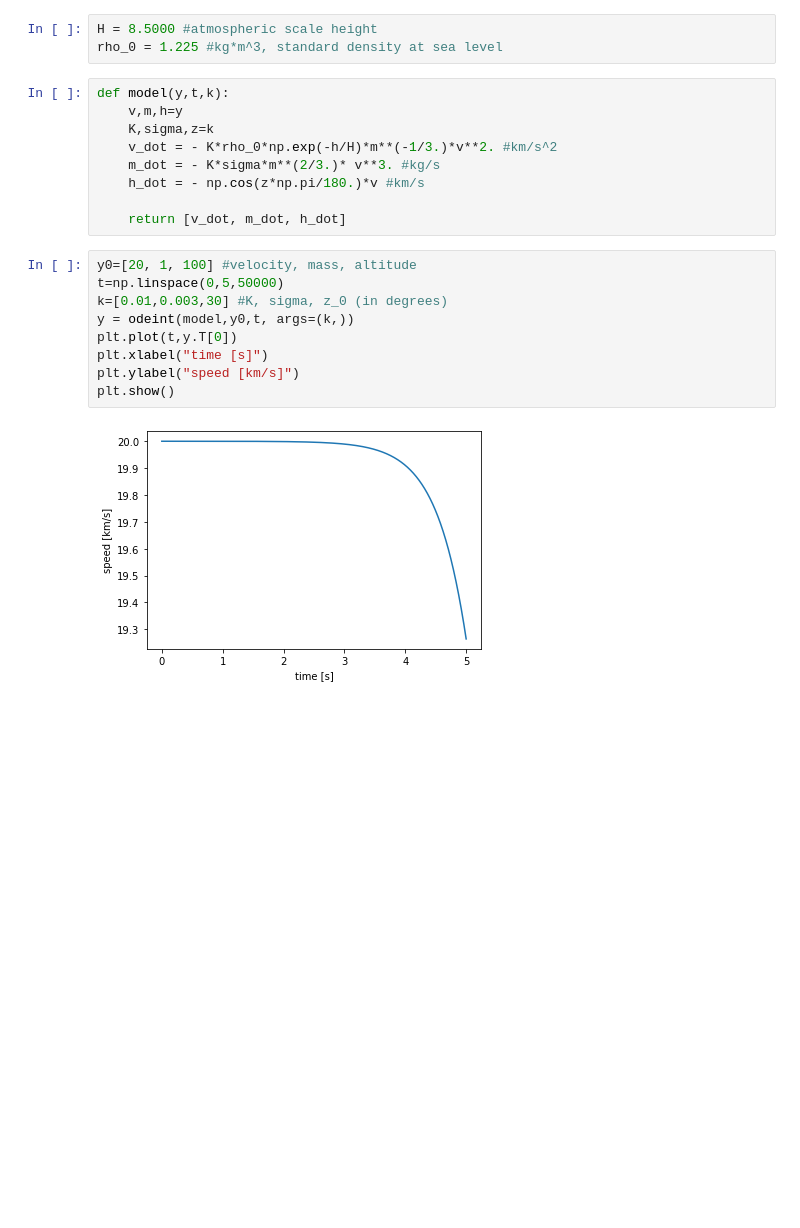
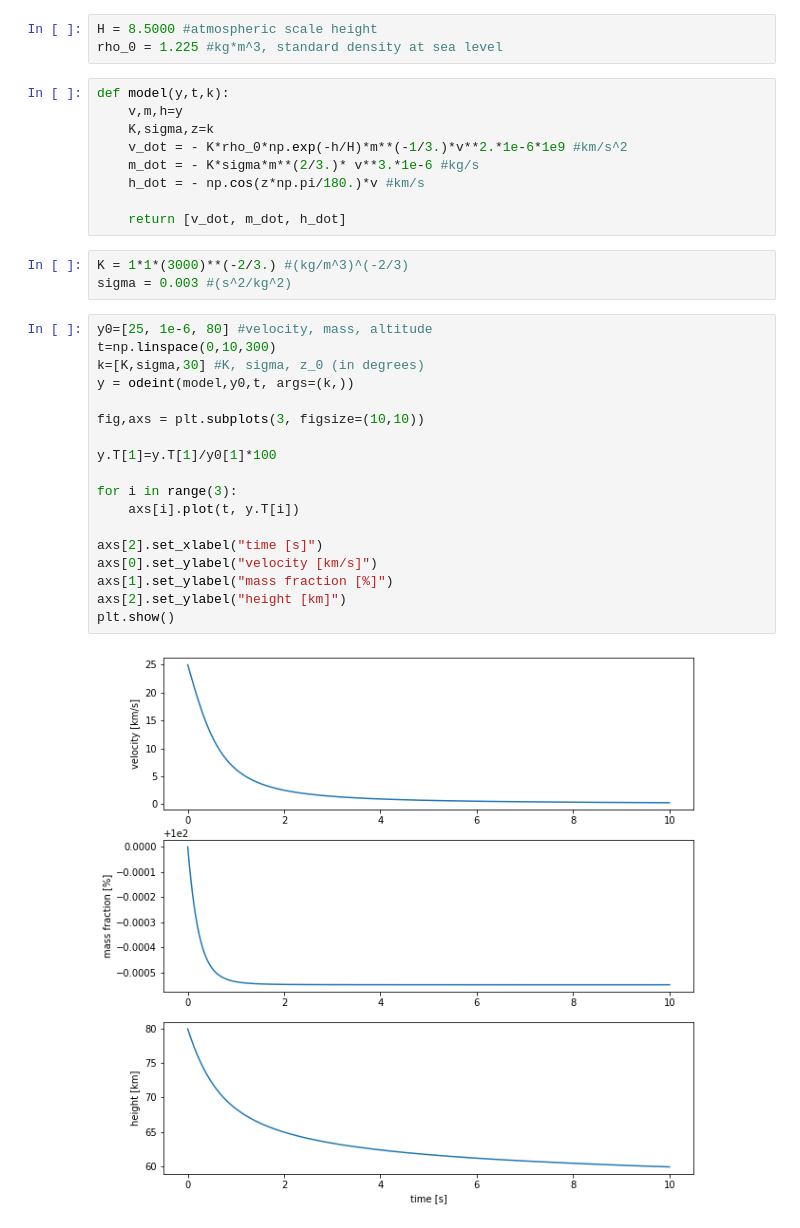
Before and after one commit to codatomrc/thesis, a Jupyter notebook: Prova_dinamica.ipynb, the cells around one changed output. Drawn from its saved outputs; the diff is of its cells as text; blank space fills up the shorter version.

```diff
--- a/Prova_dinamica.ipynb
+++ b/Prova_dinamica.ipynb
@@ -9,19 +9,31 @@ rho_0 = 1.225 #kg*m^3, standard density at sea level
 def model(y,t,k):
     v,m,h=y
     K,sigma,z=k
-    v_dot = - K*rho_0*np.exp(-h/H)*m**(-1/3.)*v**2. #km/s^2
-    m_dot = - K*sigma*m**(2/3.)* v**3. #kg/s
+    v_dot = - K*rho_0*np.exp(-h/H)*m**(-1/3.)*v**2.*1e-6*1e9 #km/s^2
+    m_dot = - K*sigma*m**(2/3.)* v**3.*1e-6 #kg/s
     h_dot = - np.cos(z*np.pi/180.)*v #km/s
 
     return [v_dot, m_dot, h_dot]
+# %%
+K = 1*1*(3000)**(-2/3.) #(kg/m^3)^(-2/3)
+sigma = 0.003 #(s^2/kg^2)
 # %%
-y0=[20, 1, 100] #velocity, mass, altitude
-t=np.linspace(0,5,50000)
-k=[0.01,0.003,30] #K, sigma, z_0 (in degrees)
+y0=[25, 1e-6, 80] #velocity, mass, altitude
+t=np.linspace(0,10,300)
+k=[K,sigma,30] #K, sigma, z_0 (in degrees)
 y = odeint(model,y0,t, args=(k,))
-plt.plot(t,y.T[0])
-plt.xlabel("time [s]")
-plt.ylabel("speed [km/s]")
+
+fig,axs = plt.subplots(3, figsize=(10,10))
+
+y.T[1]=y.T[1]/y0[1]*100
+
+for i in range(3):
+    axs[i].plot(t, y.T[i])
+
+axs[2].set_xlabel("time [s]")
+axs[0].set_ylabel("velocity [km/s]")
+axs[1].set_ylabel("mass fraction [%]")
+axs[2].set_ylabel("height [km]")
 plt.show()
 # %% [output]
-[figure, old version]
+[figure, new version]
```
Also changed, not shown: parts of 1 cell of this notebook, 8 other files.
